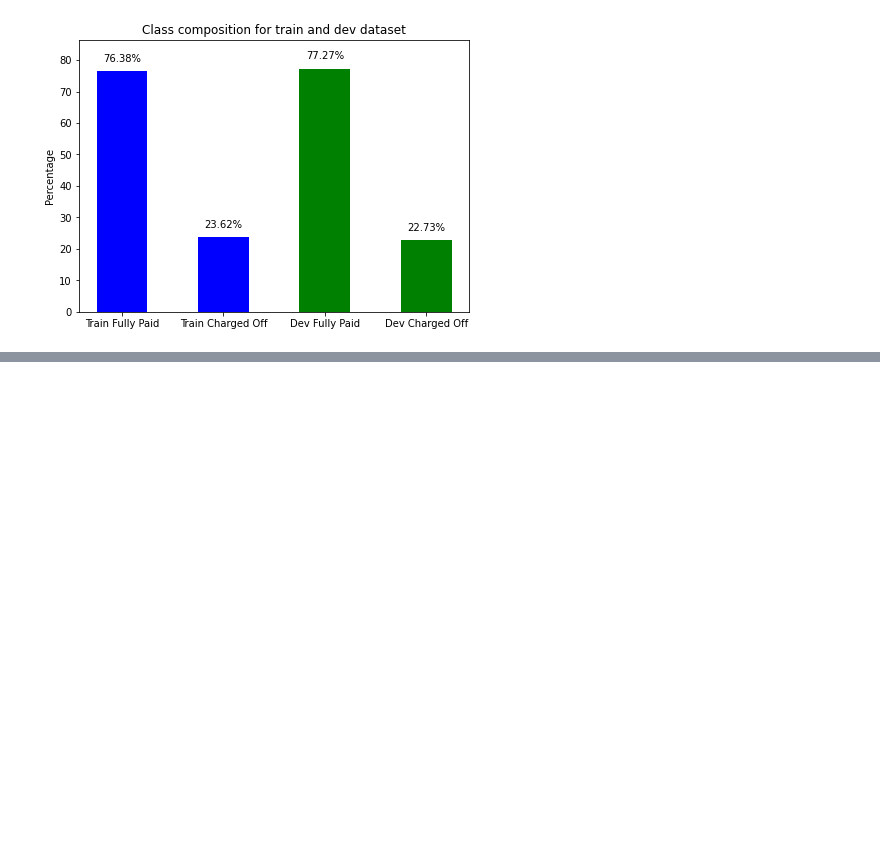
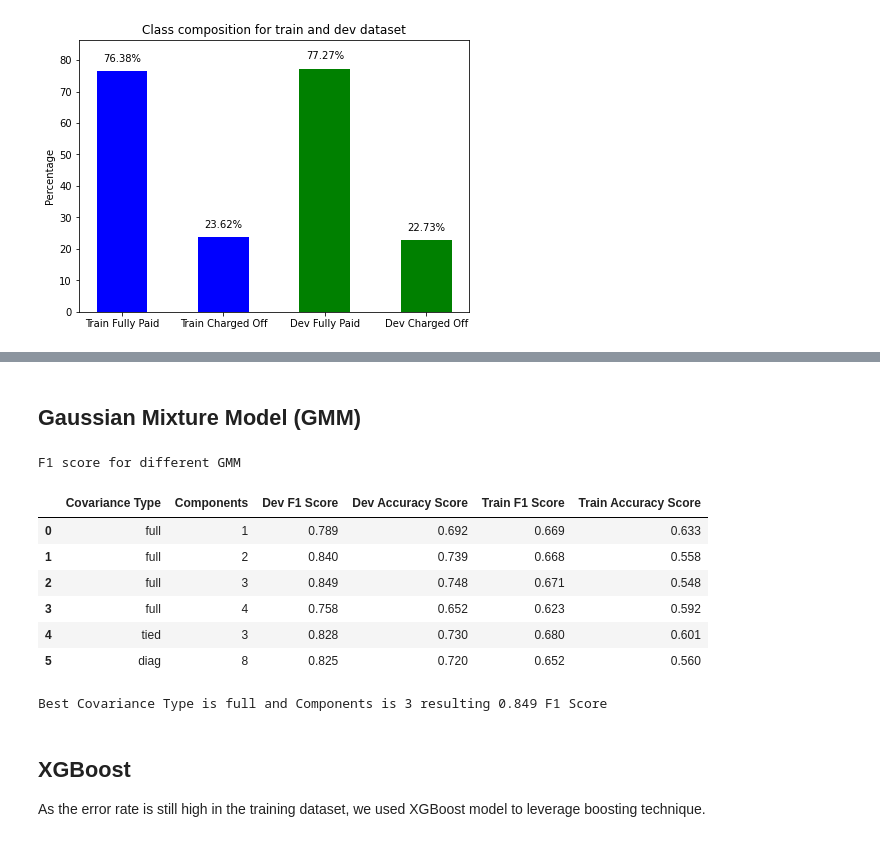
Before and after one commit to hbizunehe/LC-loan-prediction, a Jupyter notebook: 207_final_project.ipynb, the cells around one changed output, grey strips where cells are left out. Cells and saved outputs as stored; diff of their text form; code cells hidden in the pictures; blank space fills up the shorter version.

```diff
--- a/207_final_project.ipynb
+++ b/207_final_project.ipynb
@@ -440,0 +407,76 @@ KeyboardInterrupt: ignored
+# %% [markdown]
+## Gaussian Mixture Model (GMM)
+# %%
+def GMM(train_data, train_label, dev_data, dev_label):
+  """Building a model using GMM"""
+  # Initializing variables
+  covariance_types, components, best_dev_predict = [], [], []
+  dev_f1_scores, train_f1_scores = [], []
+  dev_accuracy_scores, train_accuracy_scores = [], []
+  best_charged_off_clf, best_fully_paid_clf = None, None
+  best_components, best_covariance_type, dev_best_f1 = 0, 0, 0
+  regularization = {"full":[1,2,3,4], "tied": [3], "diag": [8]}
+
+  # Addressing class imbalance issue
+  train_data, train_label = up_sample(train_data, train_label)
+  charged_off = train_data[train_label == 0]
+  fully_paid = train_data[train_label == 1]
+
+  # Performing feature selection and model building
+  for co_type in regularization:
+    for c in regularization[co_type]:
+      gmm_charged_off = GaussianMixture(n_components=c, covariance_type=co_type, random_state=0)
+      gmm_charged_off.fit(charged_off)
+      gmm_fully_paid  = GaussianMixture(n_components=c, covariance_type=co_type, random_state=0)
+      gmm_fully_paid.fit(fully_paid)
+
+      # Get probability of each class for dev
+      charged_off_likelihood = gmm_charged_off.score_samples(dev_data)
+      dev_fully_paid_likelihood = gmm_fully_paid.score_samples(dev_data)
+      dev_predict = dev_fully_paid_likelihood > charged_off_likelihood
+      # Get probability of each class for train
+      charged_off_likelihood = gmm_charged_off.score_samples(train_data)
+      fully_paid_likelihood = gmm_fully_paid.score_samples(train_data)
+      train_predict = fully_paid_likelihood > charged_off_likelihood
+
+      # Metrics collection
+      dev_f1_score = round(metrics.f1_score(dev_label, dev_predict), 3)
+      dev_accuracy_score = round(metrics.accuracy_score(dev_label, dev_predict), 3)
+      train_f1_score = round(metrics.f1_score(train_label, train_predict), 3)
+      train_accuracy_score = round(metrics.accuracy_score(train_label, train_predict), 3)
+      dev_f1_scores.append(dev_f1_score)
+      train_f1_scores.append(train_f1_score)
+      dev_accuracy_scores.append(dev_accuracy_score)
+      train_accuracy_scores.append(train_accuracy_score)
+      covariance_types.append(co_type)
+      components.append(c)
+
+      # Finding the best hyperparameters based on F1 score
+      if dev_f1_score > dev_best_f1:
+        dev_best_f1, best_components, best_covariance_type = dev_f1_score, c, co_type
+        best_charged_off_clf, best_fully_paid_clf = gmm_charged_off, gmm_fully_paid
+        best_dev_predict = dev_fully_paid_likelihood
+  # Displaying the findings
+  scores = pd.DataFrame({'Covariance Type': covariance_types, 'Components': components, 'Dev F1 Score': dev_f1_scores,
+    'Dev Accuracy Score': dev_accuracy_scores, 'Train F1 Score': train_f1_scores, 'Train Accuracy Score': train_accuracy_scores})
+  print("F1 score for different GMM")
+  display(scores)
+  print(f"Best Covariance Type is {best_covariance_type} and Components is {best_components} resulting {dev_best_f1} F1 Score")
+
+  return (best_charged_off_clf, best_fully_paid_clf, best_dev_predict)
+
+gmm_fully_paid_clf, gmm_charged_off_clf, gmm_dev_predict = GMM(train_data.copy(), train_label.copy(), dev_data.copy(), dev_label.copy())
+# %% [output]
+F1 score for different GMM
+|  | Covariance Type | Components | Dev F1 Score | Dev Accuracy Score | Train F1 Score | Train Accuracy Score |
+| 0 | full | 1 | 0.789 | 0.692 | 0.669 | 0.633 |
+| 1 | full | 2 | 0.840 | 0.739 | 0.668 | 0.558 |
+| 2 | full | 3 | 0.849 | 0.748 | 0.671 | 0.548 |
+| 3 | full | 4 | 0.758 | 0.652 | 0.623 | 0.592 |
+| 4 | tied | 3 | 0.828 | 0.730 | 0.680 | 0.601 |
+| 5 | diag | 8 | 0.825 | 0.720 | 0.652 | 0.560 |
+Best Covariance Type is full and Components is 3 resulting 0.849 F1 Score
+# %% [markdown]
+## XGBoost
+
+As the error rate is still high in the training dataset, we used XGBoost model to leverage boosting technique.
```
Also changed, not shown: parts of 21 cells of this notebook, 2 other files.
